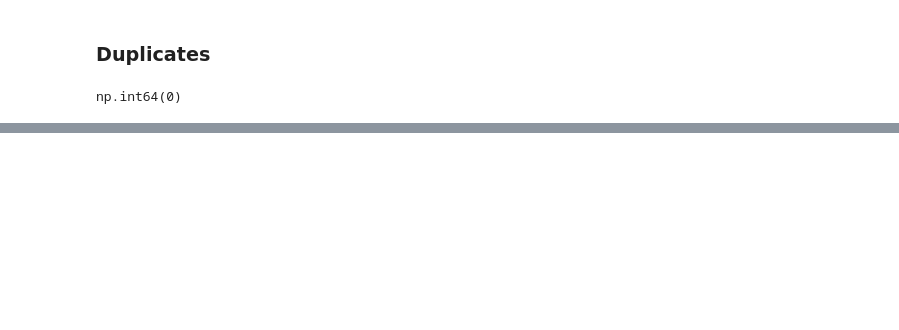
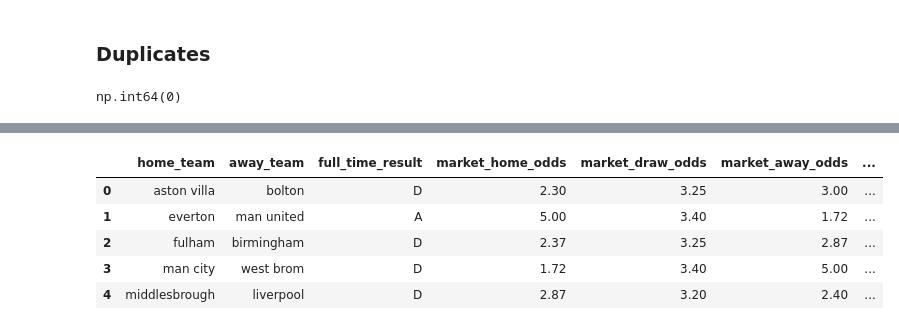
Before and after one commit to RuiFSP/Premier-League-Football, a Jupyter notebook: notebooks/02-data-preparation.ipynb, the cells around one changed output, grey strips where cells are left out. Drawn from its saved outputs; the diff is of its cells as text; code cells hidden in the pictures; blank space fills up the shorter version.

```diff
--- a/notebooks/02-data-preparation.ipynb
+++ b/notebooks/02-data-preparation.ipynb
@@ -191,0 +350,22 @@ df[['GoalDifference', 'HomeWin', 'AwayWin', 'Draw', 'TotalShots', 'TotalShotsOnT
+# %%
+columns_to_drop = ['date', 'home_total_goals',
+       'away_total_goals', 'home_half_goals',
+       'away_half_goals', 'half_time_result', 'home_total_shots',
+       'away_total_shots', 'home_shots_on_target', 'away_shots_on_target',
+       'home_fouls', 'away_fouls', 'home_corners', 'away_corners',
+       'home_yellow_cards', 'away_yellow_cards', 'home_red_cards',
+       'away_red_cards', 'season','goal_difference','total_shots',
+       'total_shots_on_target','total_fouls','total_corners','home_shot_accuracy',
+       'away_shot_accuracy','home_shots_to_away_shots','home_fouls_to_away_fouls',
+       'away_shots_to_home_shots','away_fouls_to_home_fouls','referee']
+
+df_preparation = df.drop(columns=columns_to_drop)
+
+df_preparation.head()
+# %% [output]
+|  | home_team | away_team | full_time_result | market_home_odds | market_draw_odds | market_away_odds | ... |
+| 0 | aston villa | bolton | D | 2.30 | 3.25 | 3.00 | ... |
+| 1 | everton | man united | A | 5.00 | 3.40 | 1.72 | ... |
+| 2 | fulham | birmingham | D | 2.37 | 3.25 | 2.87 | ... |
+| 3 | man city | west brom | D | 1.72 | 3.40 | 5.00 | ... |
+| 4 | middlesbrough | liverpool | D | 2.87 | 3.20 | 2.40 | ... |
```
Also changed, not shown: parts of 12 cells of this notebook, 4 other files.
